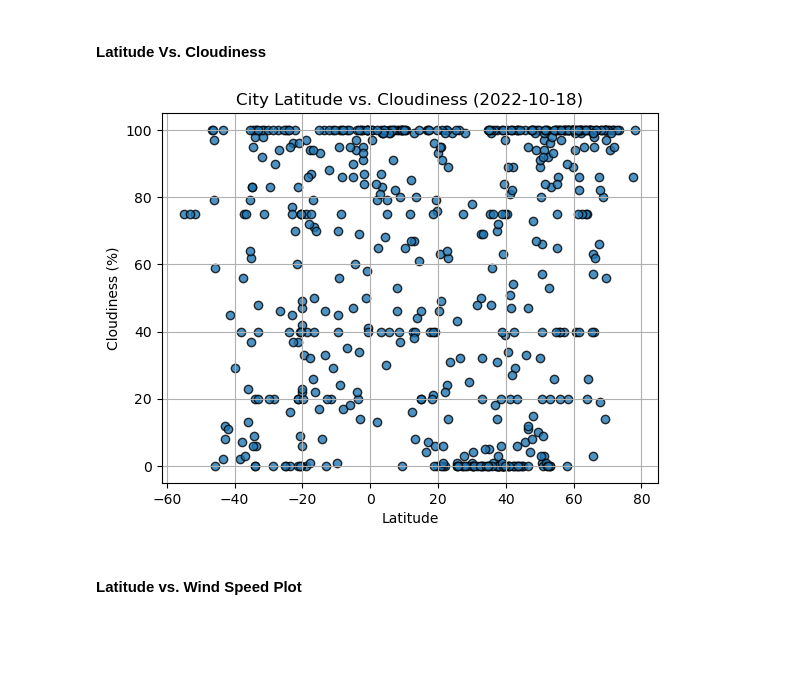
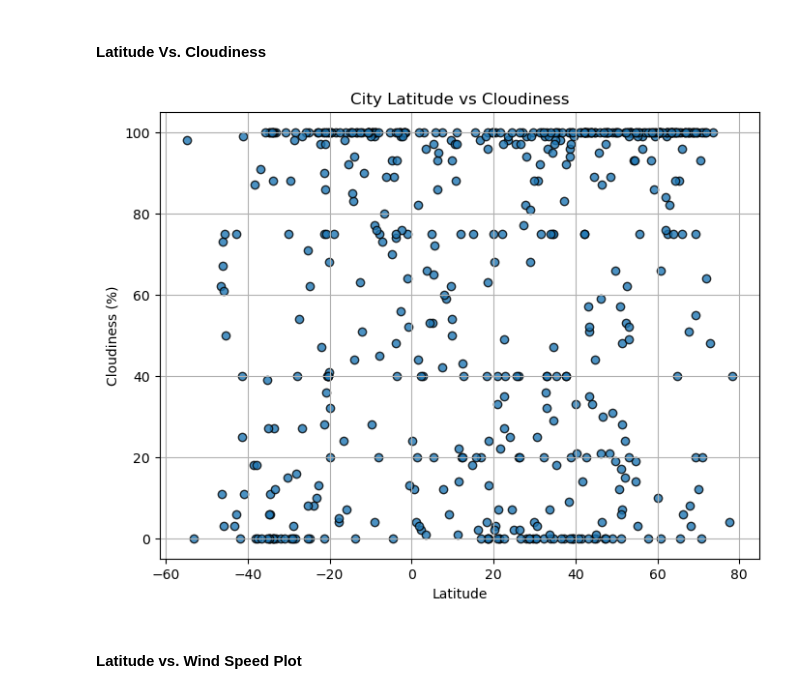
Before and after one commit to sonila15/python-api-challenge, a Jupyter notebook: WeatherPy/WeatherPy.ipynb, the cells around one changed output. Saved outputs shown, nothing was run; the diff lists cells and outputs as text; code cells hidden in the pictures; blank space fills up the shorter version.

```diff
--- a/WeatherPy/WeatherPy.ipynb
+++ b/WeatherPy/WeatherPy.ipynb
@@ -221,18 +251,26 @@ plt.show()
 #### Latitude Vs. Cloudiness
 # %%
 # Build the scatter plots for latitude vs. cloudiness
-# YOUR CODE HERE
+x_values = city_data_df["Lat"]
+y_values = city_data_df["Cloudiness"]
 
 # Incorporate the other graph properties
-# YOUR CODE HERE
+fig1, ax1 = plt.subplots(figsize=(8,6))
+markersize=12
+plt.scatter(x_values, y_values, edgecolor="black", linewidth=1, marker="o", alpha=0.8)
+plt.xlabel("Latitude")
+plt.ylabel("Cloudiness (%)")
+plt.title(f"City Latitude vs Cloudiness")
+plt.grid()
+
 
 # Save the figure
 plt.savefig("output_data/Fig3.png")
 
 # Show plot
 plt.show()
 # %% [output]
-[figure, old version]
+[figure, new version]
 # %% [markdown]
 #### Latitude vs. Wind Speed Plot
 # %%
```
Also changed, not shown: parts of 21 cells of this notebook, 6 other files.
